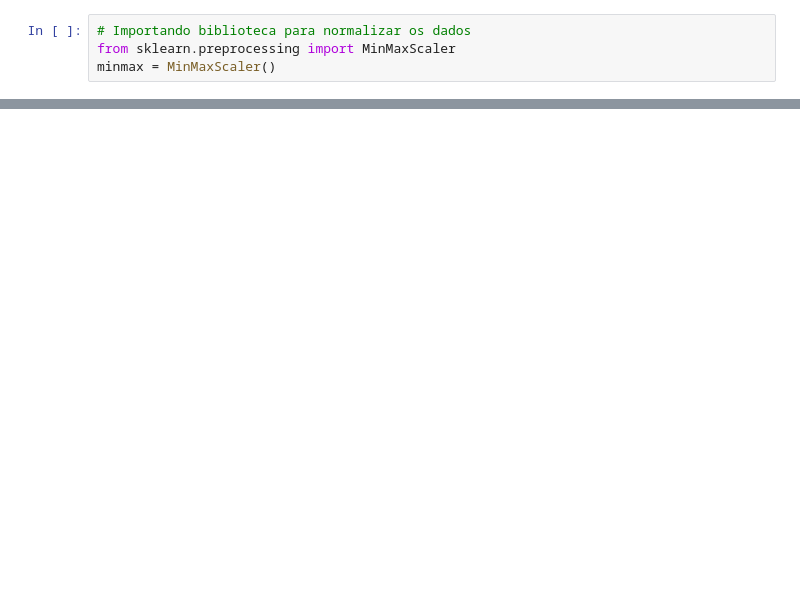
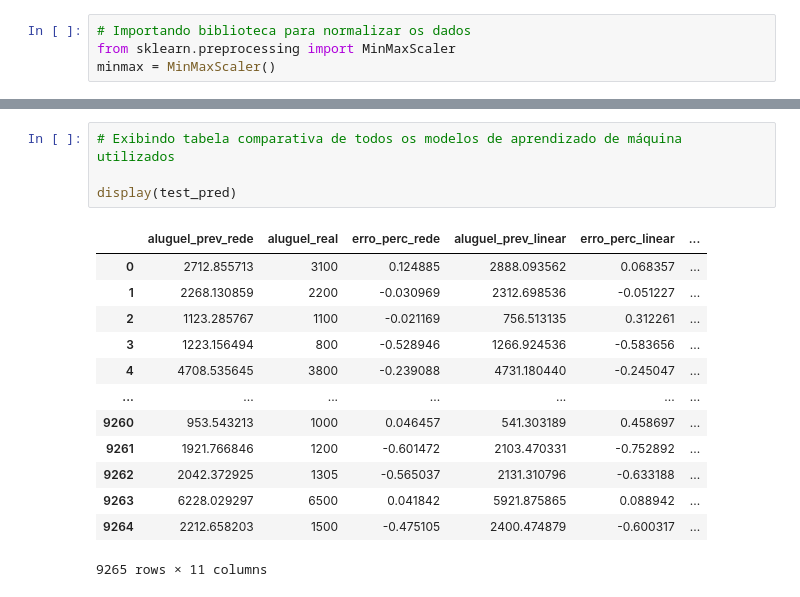
Before and after one commit to fabiollg/PI-4_Predicao_Valores_Imoveis_SJC, a Jupyter notebook: PI_4_Predicao_Valores_Imoveis_SJC.ipynb, the cells around one changed output, grey strips where cells are left out. Drawn from its saved outputs; the diff is of its cells as text; blank space fills up the shorter version.

```diff
--- a/PI_4_Predicao_Valores_Imoveis_SJC.ipynb
+++ b/PI_4_Predicao_Valores_Imoveis_SJC.ipynb
@@ -941,0 +994,18 @@ dados_recuperados.head()
+# %%
+# Exibindo tabela comparativa de todos os modelos de aprendizado de máquina utilizados
+
+display(test_pred)
+# %% [output]
+|  | aluguel_prev_rede | aluguel_real | erro_perc_rede | aluguel_prev_linear | erro_perc_linear | ... |
+| 0 | 2712.855713 | 3100 | 0.124885 | 2888.093562 | 0.068357 | ... |
+| 1 | 2268.130859 | 2200 | -0.030969 | 2312.698536 | -0.051227 | ... |
+| 2 | 1123.285767 | 1100 | -0.021169 | 756.513135 | 0.312261 | ... |
+| 3 | 1223.156494 | 800 | -0.528946 | 1266.924536 | -0.583656 | ... |
+| 4 | 4708.535645 | 3800 | -0.239088 | 4731.180440 | -0.245047 | ... |
+| ... | ... | ... | ... | ... | ... | ... |
+| 9260 | 953.543213 | 1000 | 0.046457 | 541.303189 | 0.458697 | ... |
+| 9261 | 1921.766846 | 1200 | -0.601472 | 2103.470331 | -0.752892 | ... |
+| 9262 | 2042.372925 | 1305 | -0.565037 | 2131.310796 | -0.633188 | ... |
+| 9263 | 6228.029297 | 6500 | 0.041842 | 5921.875865 | 0.088942 | ... |
+| 9264 | 2212.658203 | 1500 | -0.475105 | 2400.474879 | -0.600317 | ... |
+9265 rows × 11 columns
```
Also changed, not shown: parts of 23 cells of this notebook.
